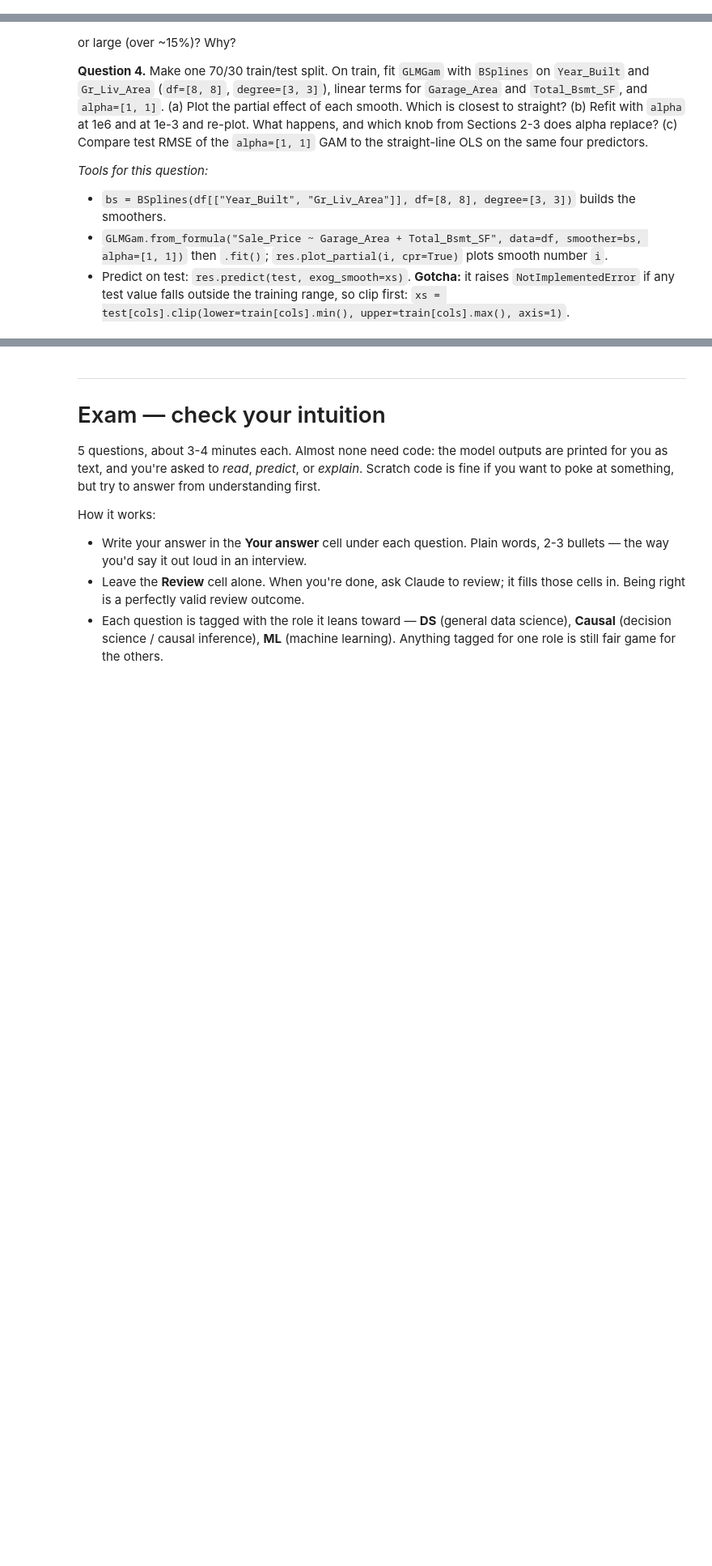
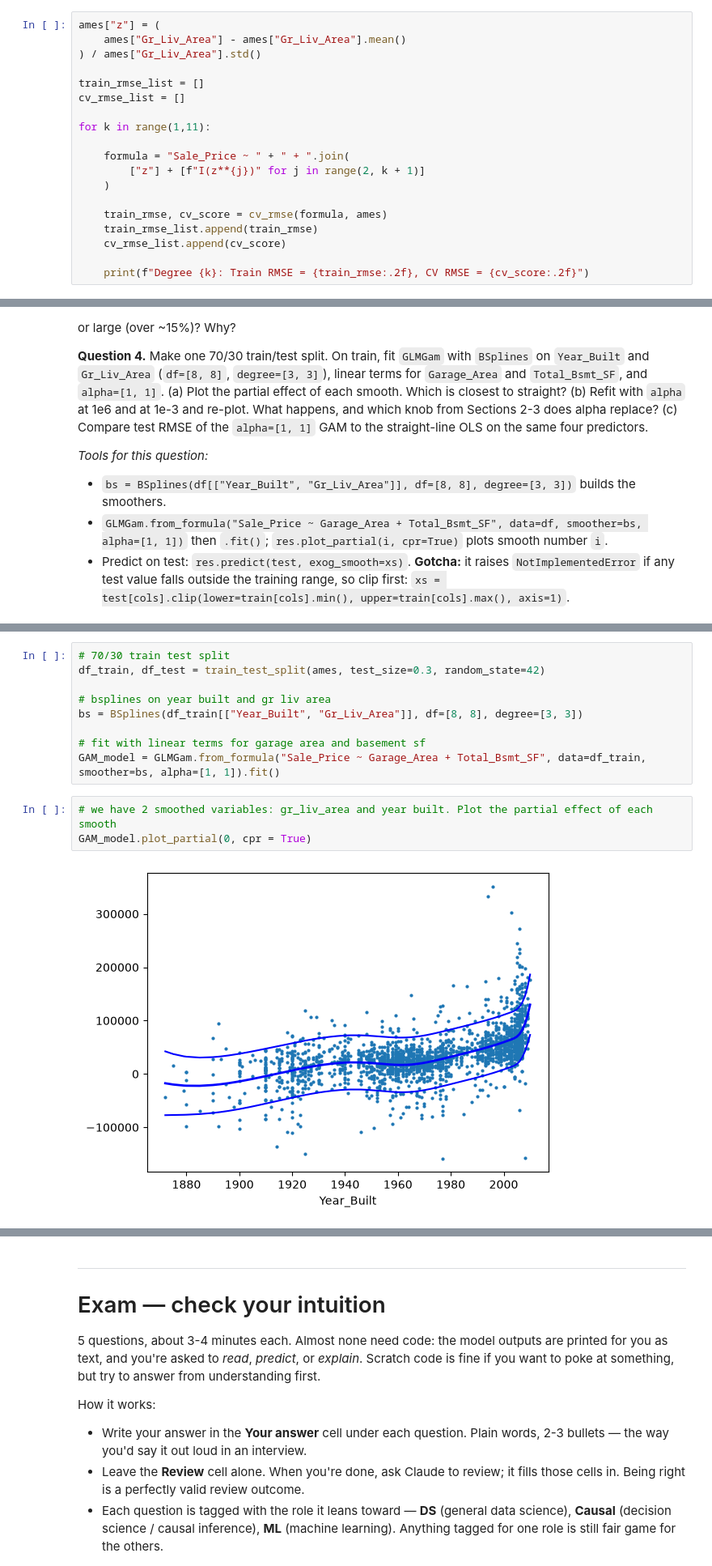
Before and after one commit to BaoLe040507/understand_ml_stats, a Jupyter notebook: Textbooks/practical_stats_for_ds/notebooks/ch04_regression/12_polynomial-spline-and-gam.ipynb, the cells around one changed output, grey strips where cells are left out. Shown at 81% size. Saved outputs shown, nothing was run; the diff lists cells and outputs as text; blank space fills up the shorter version.

```diff
--- a/Textbooks/practical_stats_for_ds/notebooks/ch04_regression/12_polynomial-spline-and-gam.ipynb
+++ b/Textbooks/practical_stats_for_ds/notebooks/ch04_regression/12_polynomial-spline-and-gam.ipynb
@@ -57,0 +203,19 @@ _Prediction (one line, before running anything):_
+# %%
+ames["z"] = (
+    ames["Gr_Liv_Area"] - ames["Gr_Liv_Area"].mean()
+) / ames["Gr_Liv_Area"].std()
+
+train_rmse_list = []
+cv_rmse_list = []
+
+for k in range(1,11):
+
+    formula = "Sale_Price ~ " + " + ".join(
+        ["z"] + [f"I(z**{j})" for j in range(2, k + 1)]
+    )
+
+    train_rmse, cv_score = cv_rmse(formula, ames)
+    train_rmse_list.append(train_rmse)
+    cv_rmse_list.append(cv_score)
+
+    print(f"Degree {k}: Train RMSE = {train_rmse:.2f}, CV RMSE = {cv_score:.2f}")
@@ -91,0 +378,14 @@ _Prediction (one line, before running anything):_
+# %%
+# 70/30 train test split
+df_train, df_test = train_test_split(ames, test_size=0.3, random_state=42)
+
+# bsplines on year built and gr liv area
+bs = BSplines(df_train[["Year_Built", "Gr_Liv_Area"]], df=[8, 8], degree=[3, 3])
+
+# fit with linear terms for garage area and basement sf
+GAM_model = GLMGam.from_formula("Sale_Price ~ Garage_Area + Total_Bsmt_SF", data=df_train, smoother=bs, alpha=[1, 1]).fit()
+# %%
+# we have 2 smoothed variables: gr_liv_area and year built. Plot the partial effect of each smooth
+GAM_model.plot_partial(0, cpr = True)
+# %% [output]
+[figure, added]
```
Also changed, not shown: parts of 33 cells of this notebook.
